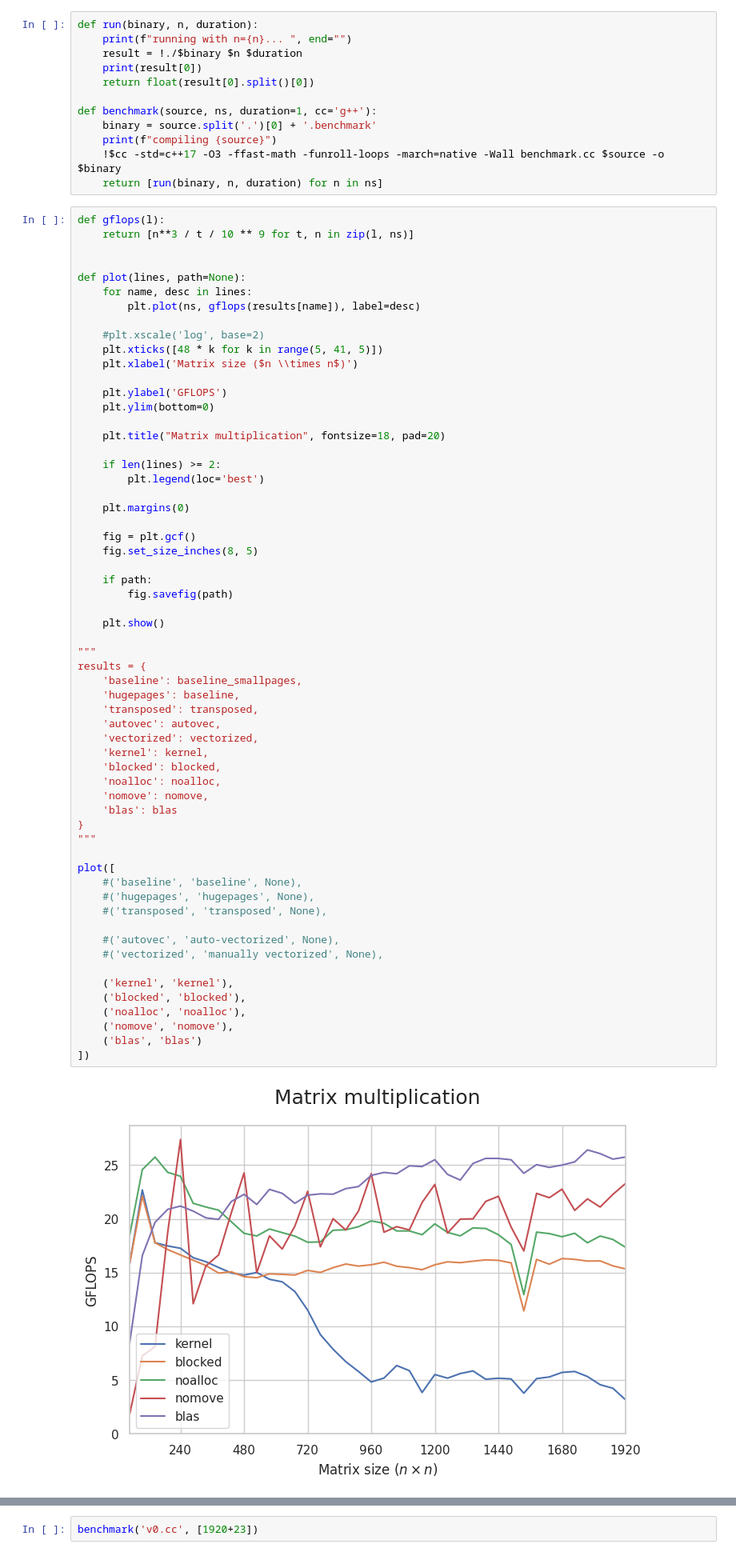
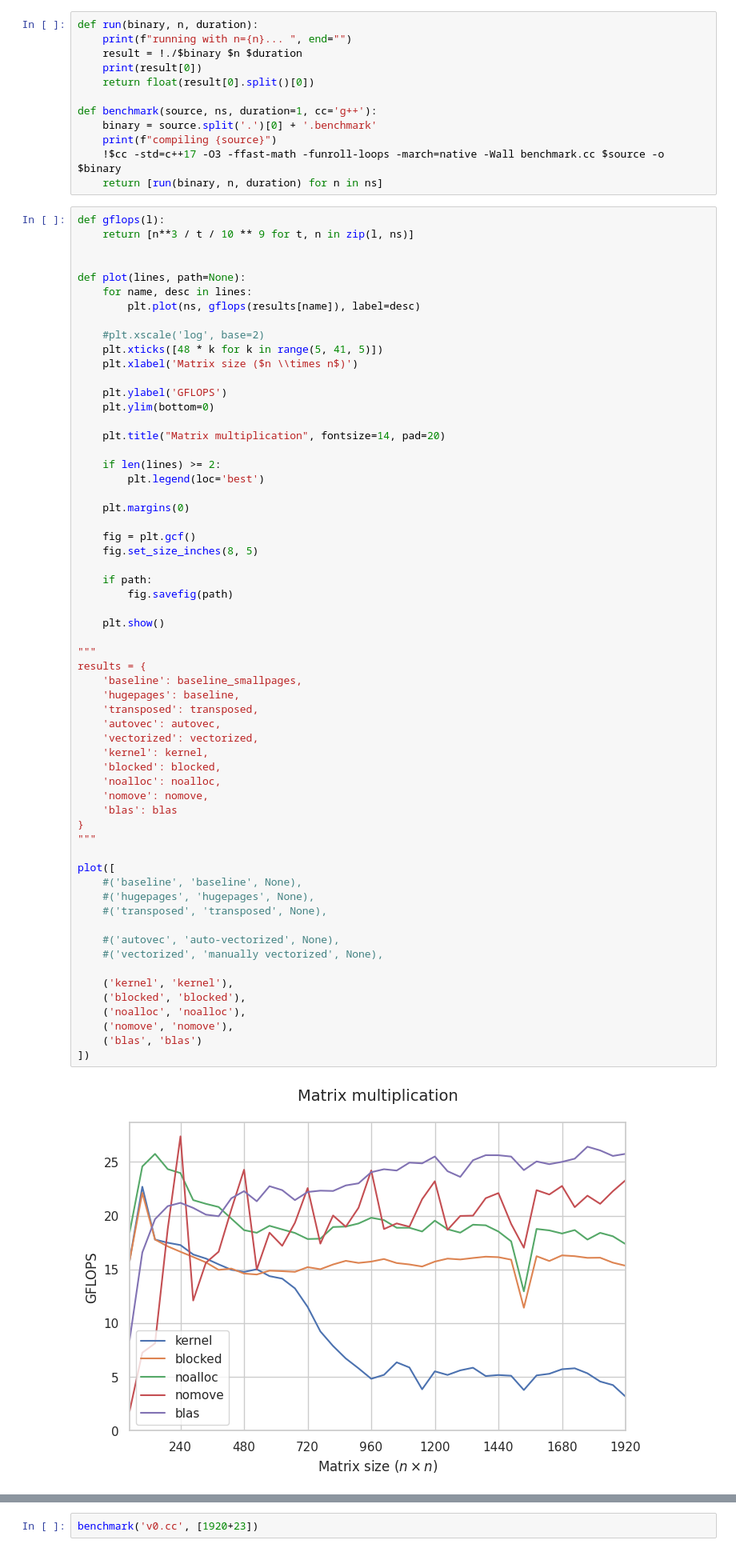
Before and after one commit to sslotin/amh-code, a Jupyter notebook: matmul/plot.ipynb, the cells around one changed output, grey strips where cells are left out. Shown at 80% size. Drawn from its saved outputs; the diff is of its cells as text.

```diff
--- a/matmul/plot.ipynb
+++ b/matmul/plot.ipynb
@@ -117,7 +117,7 @@ def plot(lines, path=None):
     plt.ylabel('GFLOPS')
     plt.ylim(bottom=0)
 
-    plt.title("Matrix multiplication", fontsize=18, pad=20)
+    plt.title("Matrix multiplication", fontsize=14, pad=20)
 
     if len(lines) >= 2:
         plt.legend(loc='best')
@@ -135,33 +135,33 @@ def plot(lines, path=None):
 """
 results = {
     'baseline': baseline_smallpages,
     'hugepages': baseline,
     'transposed': transposed,
     'autovec': autovec,
     'vectorized': vectorized,
     'kernel': kernel,
     'blocked': blocked,
     'noalloc': noalloc,
     'nomove': nomove,
     'blas': blas
 }
 """
 
 plot([
     #('baseline', 'baseline', None),
     #('hugepages', 'hugepages', None),
     #('transposed', 'transposed', None),
 
     #('autovec', 'auto-vectorized', None),
     #('vectorized', 'manually vectorized', None),
 
     ('kernel', 'kernel'),
     ('blocked', 'blocked'),
     ('noalloc', 'noalloc'),
     ('nomove', 'nomove'),
     ('blas', 'blas')
 ])
 # %% [output]
-[figure, old version]
+[figure, new version]
 # %%
 def barplot(bars, path=None):
```
Also changed, not shown: parts of 12 cells of this notebook.
